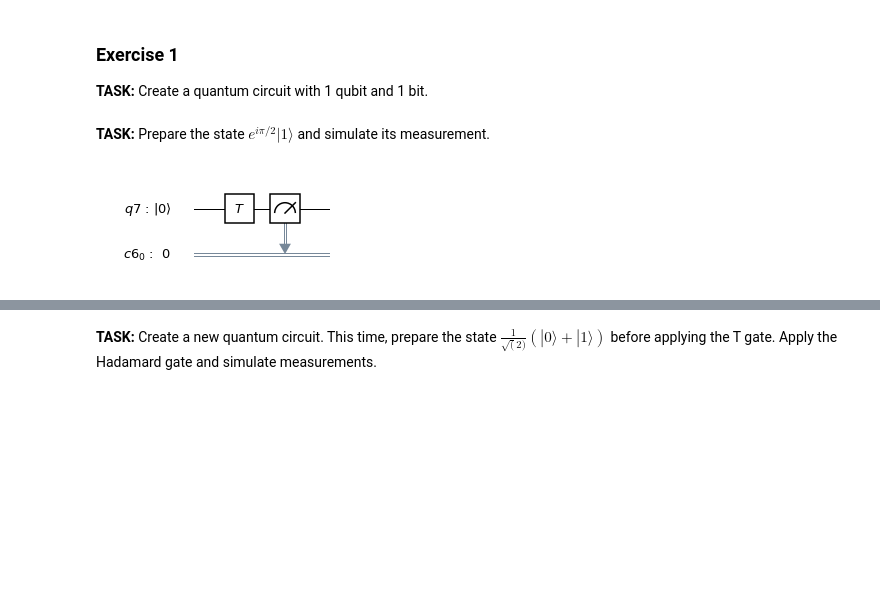
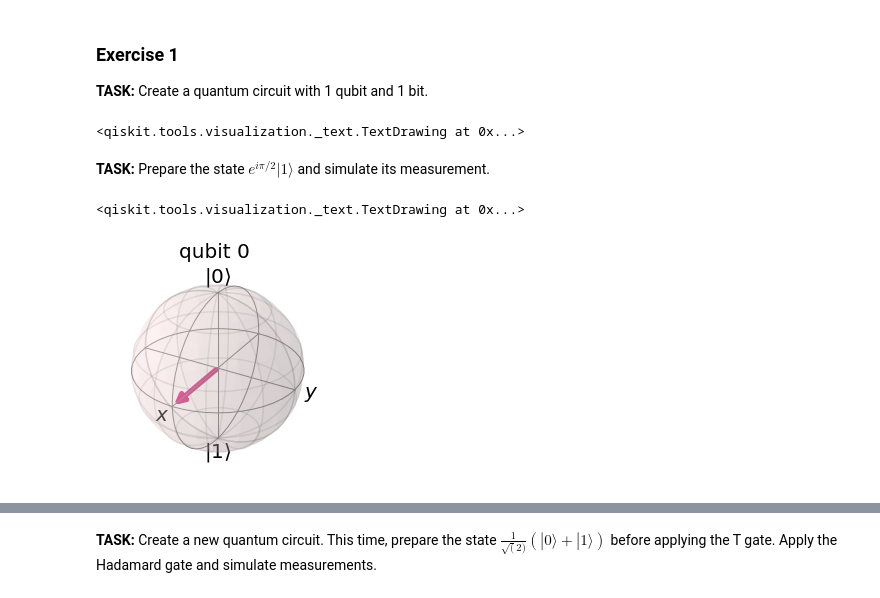
Before and after one commit to afonsofr/Qiskit_hands_on, a Jupyter notebook: qiskit_algorithms/QISKit_algorithms.ipynb, the cells around one changed output, grey strips where cells are left out. Saved outputs shown, nothing was run; the diff lists cells and outputs as text; code cells hidden in the pictures; blank space fills up the shorter version.

```diff
--- a/qiskit_algorithms/QISKit_algorithms.ipynb
+++ b/qiskit_algorithms/QISKit_algorithms.ipynb
@@ -80,13 +87,25 @@ The above diagram is a useful shorthand for quantum states conversion using quan
 # %%
 q1 = QuantumRegister(1)
 c1 = ClassicalRegister(1)
-qc1= QuantumCircuit(q1, c1)
+qc1= QuantumCircuit(q1,c1)
+
+qc1.draw()
+# %% [output]
+<qiskit.tools.visualization._text.TextDrawing at 0x...>
 # %% [markdown]
 **TASK:** Prepare the state $e^{i\pi/2} | 1 \rangle$ and simulate its measurement.
 # %%
-qc1.t(q1)
-qc1.measure(q1,c1)
-
-qc1.draw(output='mpl')
+qc1.h(q1)
+#qc1.t(q1)
+#qc1.measure(q1,c1)
+qc1.draw()
 # %% [output]
-[figure, removed]
+<qiskit.tools.visualization._text.TextDrawing at 0x...>
+# %%
+# Plot the Bloch sphere of the qubit state after performing the Hadamard gate
+backend = Aer.get_backend('statevector_simulator')
+result_h = execute(qc1, backend).result()
+bloch_h= result_h.get_statevector(qc1)
+plot_bloch_multivector(bloch_h)
+# %% [output]
+[figure, added]
```
Also changed, not shown: parts of 19 cells of this notebook.
